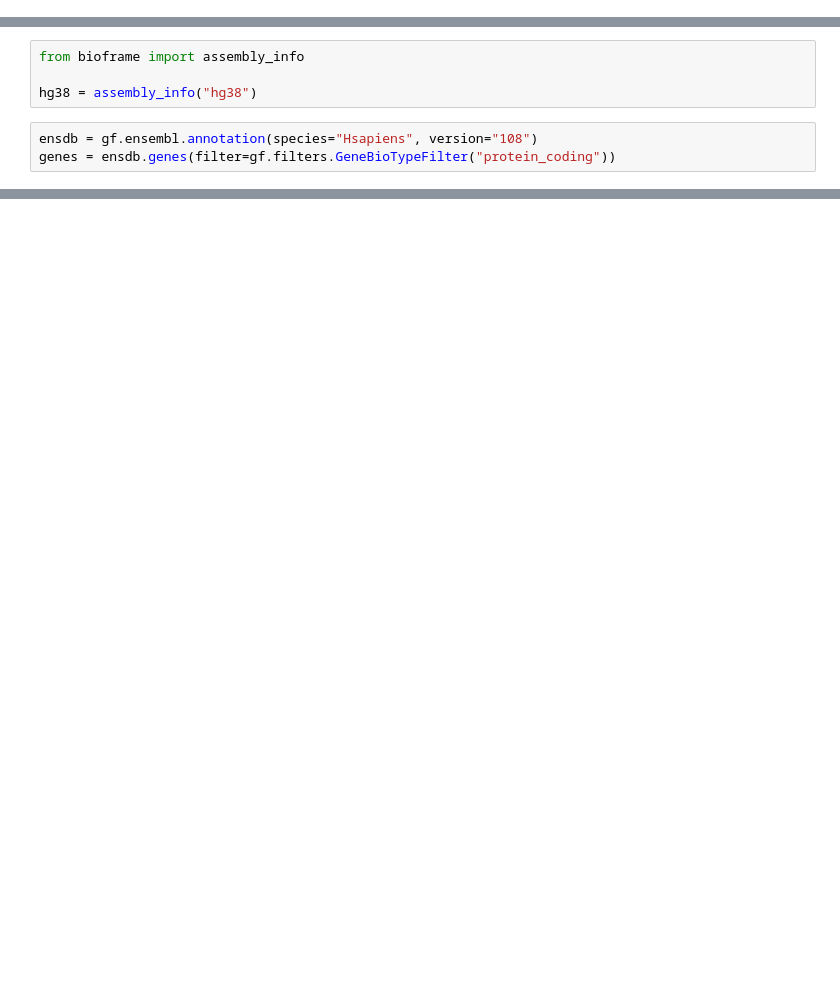
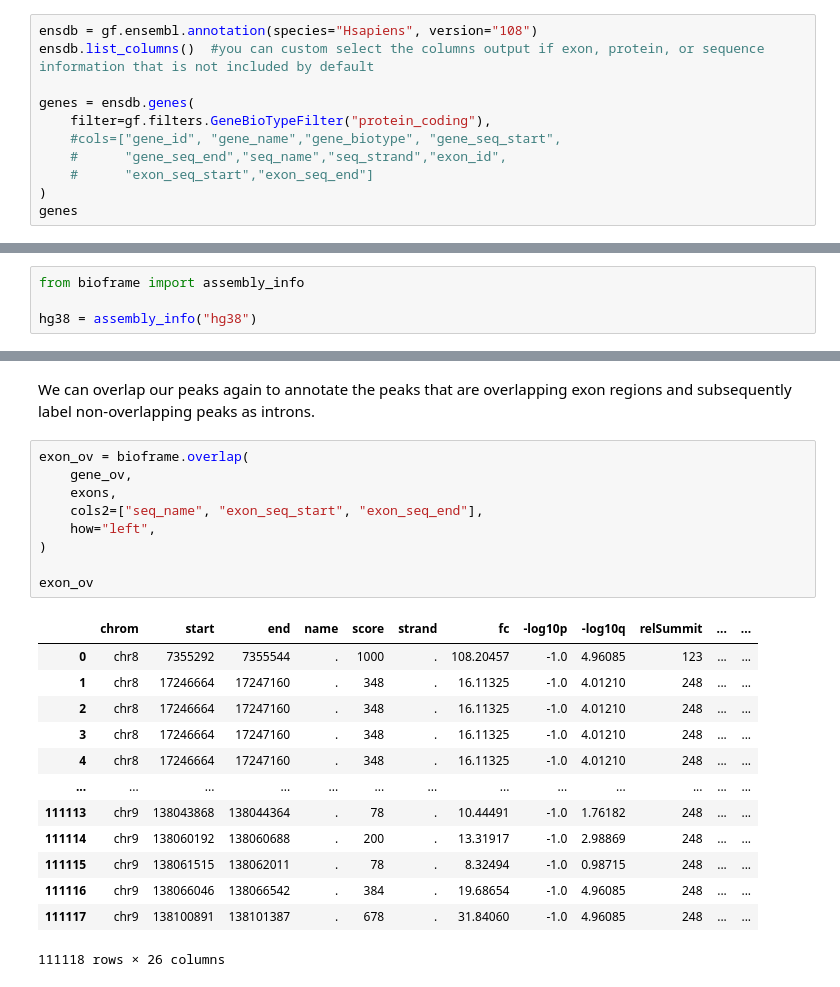
Before and after one commit to scverse/genomic-features, a Jupyter notebook: docs/how-to/ChIP_seq_genomic_ranges_tutorial.ipynb, the cells around one changed output, grey strips where cells are left out. Drawn from its saved outputs; the diff is of its cells as text; blank space fills up the shorter version.

```diff
--- a/docs/how-to/ChIP_seq_genomic_ranges_tutorial.ipynb
+++ b/docs/how-to/ChIP_seq_genomic_ranges_tutorial.ipynb
@@ -20,3 +41,14 @@ ctcf_peak
 ## Download Ensembl annotations using genomic_features
 
 Using the genomic ranges provided in the bed file's chromosome, start, and end columns we can asscribe an ensembl gene id from EnsemblDB to each peak. Read in the correct ensembl annotation version to match to the data.
+# %%
+ensdb = gf.ensembl.annotation(species="Hsapiens", version="108")
+ensdb.list_columns()  #you can custom select the columns output if exon, protein, or sequence information that is not included by default
+
+genes = ensdb.genes(
+    filter=gf.filters.GeneBioTypeFilter("protein_coding"),
+    #cols=["gene_id", "gene_name","gene_biotype", "gene_seq_start",
+    #      "gene_seq_end","seq_name","seq_strand","exon_id",
+    #      "exon_seq_start","exon_seq_end"]
+)
+genes
@@ -24,6 +74,3 @@ Using the genomic ranges provided in the bed file's chromosome, start, and end c
 from bioframe import assembly_info
 
 hg38 = assembly_info("hg38")
-# %%
-ensdb = gf.ensembl.annotation(species="Hsapiens", version="108")
-genes = ensdb.genes(filter=gf.filters.GeneBioTypeFilter("protein_coding"))
@@ -41,0 +134,25 @@ When joining the two dataframes we can use the closest function to left join the
+# %% [markdown]
+We can overlap our peaks again to annotate the peaks that are overlapping exon regions and subsequently label non-overlapping peaks as introns.
+# %%
+exon_ov = bioframe.overlap(
+    gene_ov,
+    exons,
+    cols2=["seq_name", "exon_seq_start", "exon_seq_end"],
+    how="left",
+)
+
+exon_ov
+# %% [output]
+|  | chrom | start | end | name | score | strand | fc | -log10p | -log10q | relSummit | ... | ... |
+| 0 | chr8 | 7355292 | 7355544 | . | 1000 | . | 108.20457 | -1.0 | 4.96085 | 123 | ... | ... |
+| 1 | chr8 | 17246664 | 17247160 | . | 348 | . | 16.11325 | -1.0 | 4.01210 | 248 | ... | ... |
+| 2 | chr8 | 17246664 | 17247160 | . | 348 | . | 16.11325 | -1.0 | 4.01210 | 248 | ... | ... |
+| 3 | chr8 | 17246664 | 17247160 | . | 348 | . | 16.11325 | -1.0 | 4.01210 | 248 | ... | ... |
+| 4 | chr8 | 17246664 | 17247160 | . | 348 | . | 16.11325 | -1.0 | 4.01210 | 248 | ... | ... |
+| ... | ... | ... | ... | ... | ... | ... | ... | ... | ... | ... | ... | ... |
+| 111113 | chr9 | 138043868 | 138044364 | . | 78 | . | 10.44491 | -1.0 | 1.76182 | 248 | ... | ... |
+| 111114 | chr9 | 138060192 | 138060688 | . | 200 | . | 13.31917 | -1.0 | 2.98869 | 248 | ... | ... |
+| 111115 | chr9 | 138061515 | 138062011 | . | 78 | . | 8.32494 | -1.0 | 0.98715 | 248 | ... | ... |
+| 111116 | chr9 | 138066046 | 138066542 | . | 384 | . | 19.68654 | -1.0 | 4.96085 | 248 | ... | ... |
+| 111117 | chr9 | 138100891 | 138101387 | . | 678 | . | 31.84060 | -1.0 | 4.96085 | 248 | ... | ... |
+111118 rows × 26 columns
```
Also changed, not shown: parts of 17 cells of this notebook.
